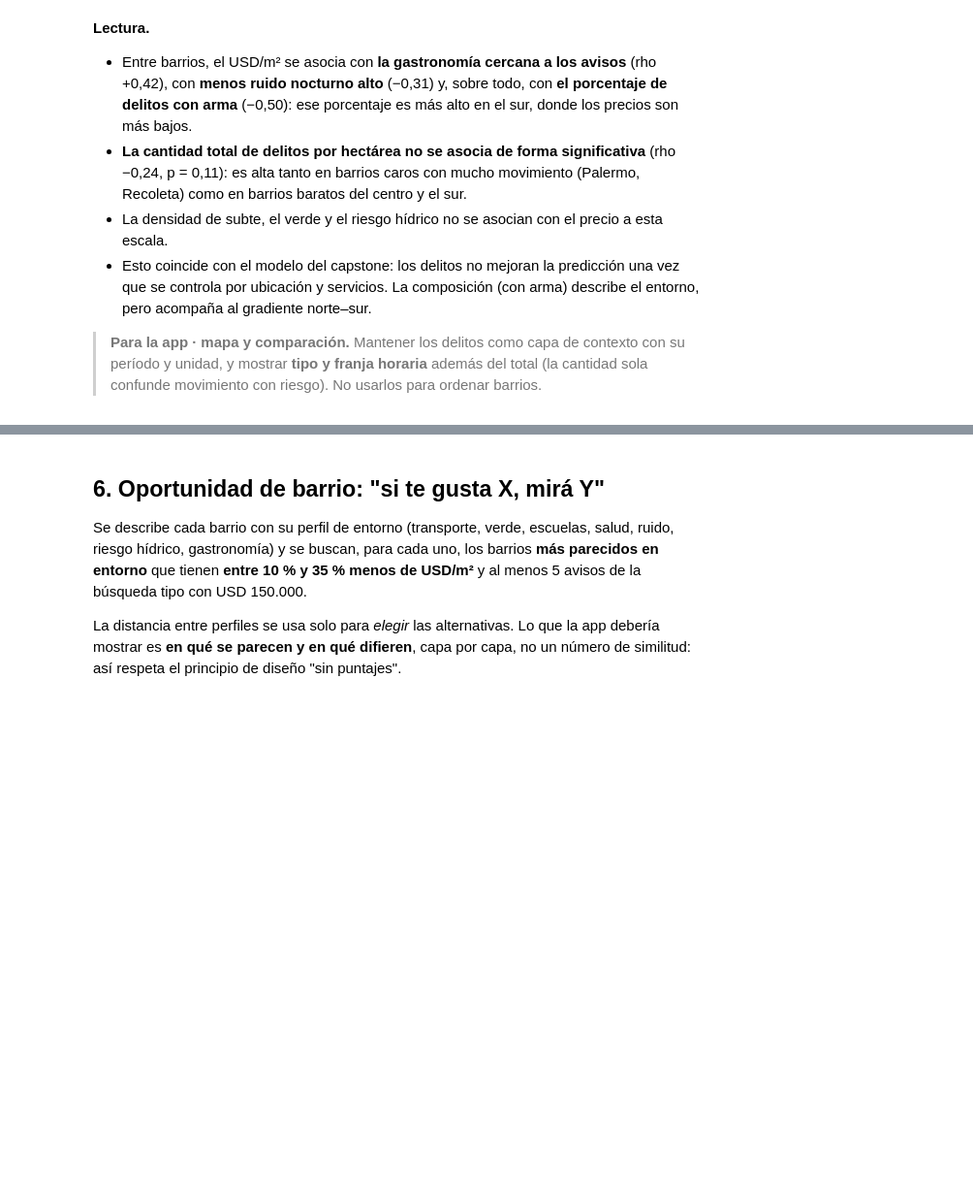
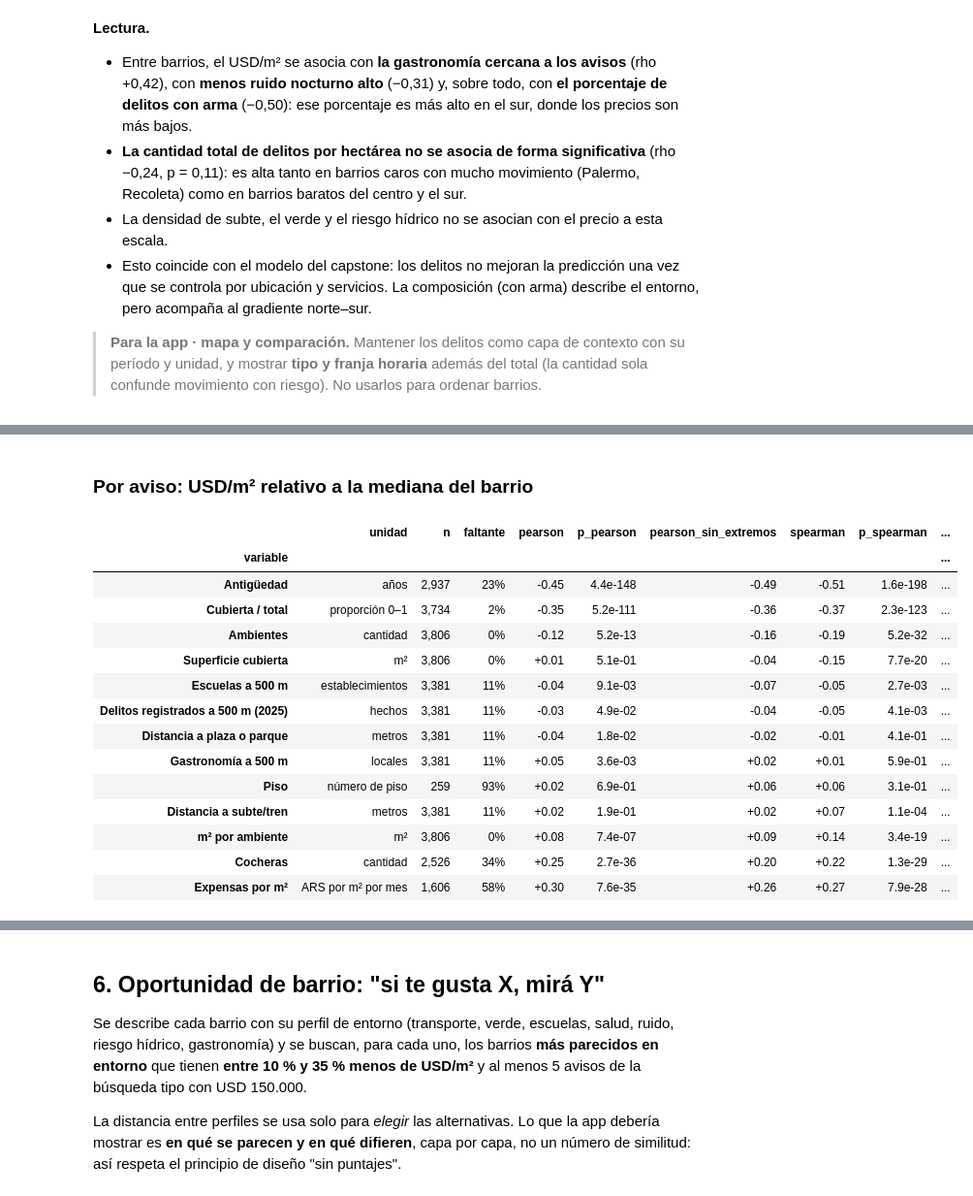
Before and after one commit to cruz-jenifer/precio-entorno-caba, a Jupyter notebook: notebooks/eda_oportunidades.ipynb, the cells around one changed output, grey strips where cells are left out. Shown at 97% size. Drawn from its saved outputs; the diff is of its cells as text; code cells hidden in the pictures; blank space fills up the shorter version.

```diff
--- a/notebooks/eda_oportunidades.ipynb
+++ b/notebooks/eda_oportunidades.ipynb
@@ -592,0 +679,33 @@ plt.tight_layout(); plt.show()
+# %% [markdown]
+### Por aviso: USD/m² relativo a la mediana del barrio
+# %%
+venta['expensas_m2'] = venta['expenses'] / venta['covered_area']
+VARS_AVISO = {
+    'covered_area': ('Superficie cubierta', 'm²'), 'rooms': ('Ambientes', 'cantidad'),
+    'm2_por_ambiente': ('m² por ambiente', 'm²'), 'ratio_cubierta': ('Cubierta / total', 'proporción 0–1'),
+    'age_years': ('Antigüedad', 'años'), 'garages': ('Cocheras', 'cantidad'), 'floor': ('Piso', 'número de piso'),
+    'expensas_m2': ('Expensas por m²', 'ARS por m² por mes'),
+    'dist_transporte_m': ('Distancia a subte/tren', 'metros'), 'dist_parque_m': ('Distancia a plaza o parque', 'metros'),
+    'gastronomia_500m': ('Gastronomía a 500 m', 'locales'), 'escuelas_500m': ('Escuelas a 500 m', 'establecimientos'),
+    'radio_delitos': ('Delitos registrados a 500 m (2025)', 'hechos'),
+}
+VARS_AVISO = {c: v for c, v in VARS_AVISO.items() if c in venta.columns}
+corr_aviso = tabla_correlaciones(venta, 'rel_barrio', VARS_AVISO)
+display(mostrar_tabla(corr_aviso))
+corr_aviso.to_csv(SALIDA / 'correlaciones_por_aviso.csv')
+# %% [output]
+|  | unidad | n | faltante | pearson | p_pearson | pearson_sin_extremos | spearman | p_spearman | ... |
+| variable |  |  |  |  |  |  |  |  | ... |
+| Antigüedad | años | 2,937 | 23% | -0.45 | 4.4e-148 | -0.49 | -0.51 | 1.6e-198 | ... |
+| Cubierta / total | proporción 0–1 | 3,734 | 2% | -0.35 | 5.2e-111 | -0.36 | -0.37 | 2.3e-123 | ... |
+| Ambientes | cantidad | 3,806 | 0% | -0.12 | 5.2e-13 | -0.16 | -0.19 | 5.2e-32 | ... |
+| Superficie cubierta | m² | 3,806 | 0% | +0.01 | 5.1e-01 | -0.04 | -0.15 | 7.7e-20 | ... |
+| Escuelas a 500 m | establecimientos | 3,381 | 11% | -0.04 | 9.1e-03 | -0.07 | -0.05 | 2.7e-03 | ... |
+| Delitos registrados a 500 m (2025) | hechos | 3,381 | 11% | -0.03 | 4.9e-02 | -0.04 | -0.05 | 4.1e-03 | ... |
+| Distancia a plaza o parque | metros | 3,381 | 11% | -0.04 | 1.8e-02 | -0.02 | -0.01 | 4.1e-01 | ... |
+| Gastronomía a 500 m | locales | 3,381 | 11% | +0.05 | 3.6e-03 | +0.02 | +0.01 | 5.9e-01 | ... |
+| Piso | número de piso | 259 | 93% | +0.02 | 6.9e-01 | +0.06 | +0.06 | 3.1e-01 | ... |
+| Distancia a subte/tren | metros | 3,381 | 11% | +0.02 | 1.9e-01 | +0.02 | +0.07 | 1.1e-04 | ... |
+| m² por ambiente | m² | 3,806 | 0% | +0.08 | 7.4e-07 | +0.09 | +0.14 | 3.4e-19 | ... |
+| Cocheras | cantidad | 2,526 | 34% | +0.25 | 2.7e-36 | +0.20 | +0.22 | 1.3e-29 | ... |
+| Expensas por m² | ARS por m² por mes | 1,606 | 58% | +0.30 | 7.6e-35 | +0.26 | +0.27 | 7.9e-28 | ... |
```
Also changed, not shown: parts of 7 cells of this notebook, 4 other files.
